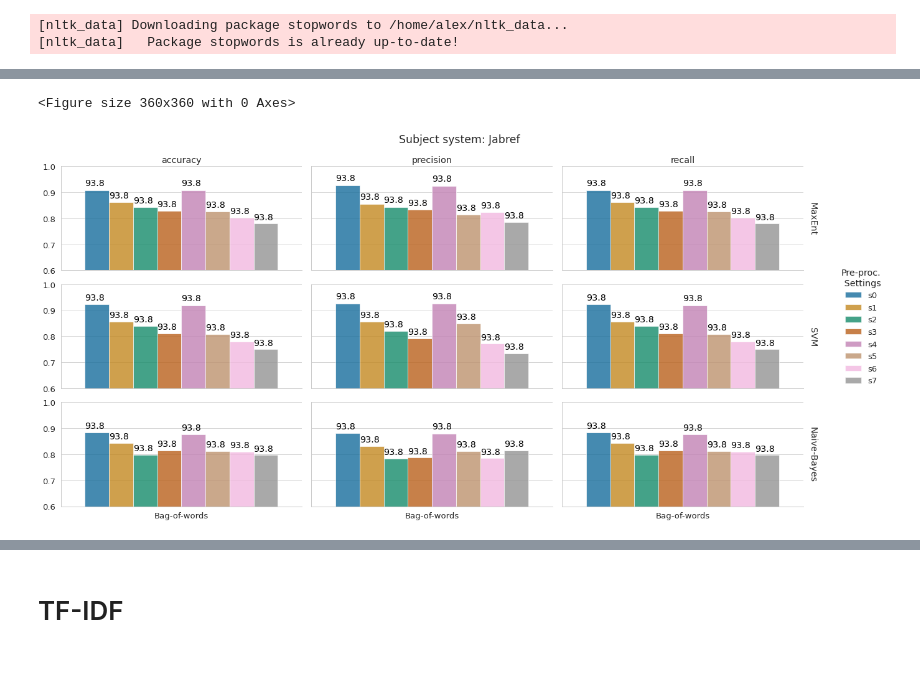
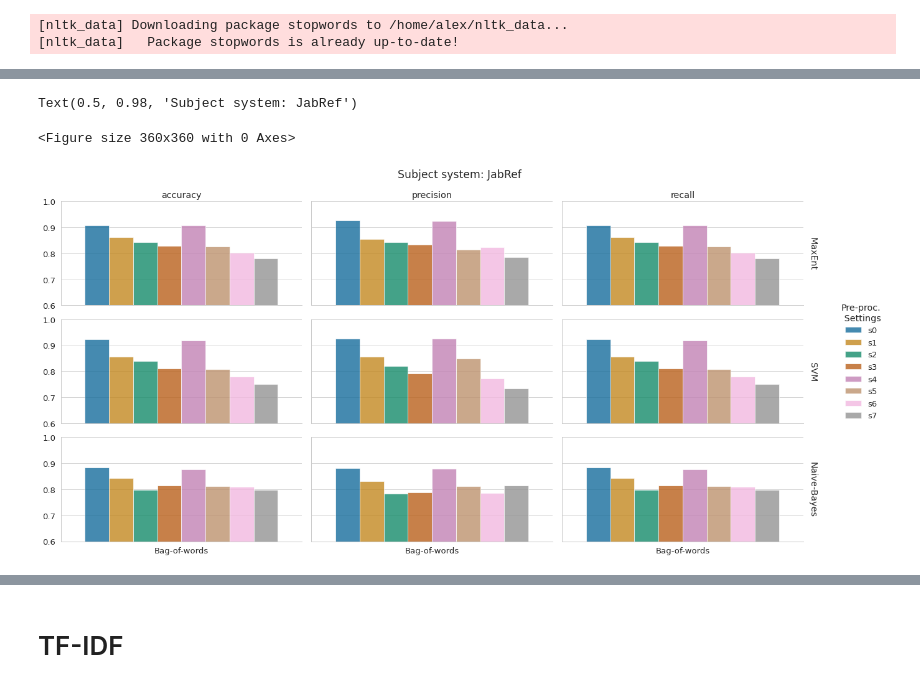
Before and after one commit to alexanderflorean/BSc-JavSoCoClassifier, a Jupyter notebook: jupyter/Untitled.ipynb, the cells around one changed output, grey strips where cells are left out. Cells and saved outputs as stored; diff of their text form; code cells hidden in the pictures.

```diff
--- a/jupyter/Untitled.ipynb
+++ b/jupyter/Untitled.ipynb
@@ -29,7 +29,9 @@ dfs = [] # Order: [jabref, prom , team]
 df_total = None
 for system in systems:
     files.append(config['file locations'][system]['preprocess comparisons'])
-    dfs.append(pd.read_csv("../" + config['file locations'][system]['preprocess comparisons']))
+    tmp_df = pd.read_csv("../" + config['file locations'][system]['preprocess comparisons'])
+    tmp_df['system'] = system
+    dfs.append(tmp_df)
 
 jabref_bow = dfs[0].loc[dfs[0]['Feature rep.'].isin(['Bag-of-words'])]
 jabref_tfidf = dfs[0].loc[dfs[0]['Feature rep.'].isin(['TF-IDF'])]
@@ -86,49 +217,53 @@ df_vis2 = pd.concat([j_recall, j_f1], ignore_index = True)
 # %%
+df_vis1 = pd.concat([j_acc,j_prc, j_recall], ignore_index = True)
+df_vis2 = pd.concat([j_recall, j_f1], ignore_index = True)
+
 sns.set(rc={'figure.figsize':(5,5)})
 sns.set_theme("paper", style="whitegrid", font_scale=1.5)
 sns.despine()
 
 g =  sns.catplot(data=df_vis1,
                 kind="bar",
                 x="Feature rep.",
                 y="value",
                 palette="colorblind",
                 alpha=0.8,
                 hue="setting_id",
                 row="classifier",
                 col="metric",
                 height=3.0,
                 aspect=2,
                 margin_titles=True)
 g.set(ylim=(0.6, 1.00))
 g.set_axis_labels("", "")
 g.set_titles(col_template="{col_name}", row_template="{row_name}")
 g.legend.set_title("Pre-proc.\n Settings")
 g.fig.subplots_adjust(top=0.9) # adjust the Figure in rp
-g.fig.suptitle('Subject system: Jabref')
+g.fig.suptitle('Subject system: JabRef')
 
 #for p in g.fig.ax.patches:
 #    _x = (p.get_x() + p.get_width())/2
 #    _y = p.get_y() + p.get_height()
 #    value = int(p.get_width())
 #    ax.text(_x, _y, value, ha="left")
 
-axes = []
-for x in range(3):
-    for y in range(3):
-        axes.append(g.facet_axis(x,y))
+#axes = []
+#for x in range(3):
+#    for y in range(3):
+#        axes.append(g.facet_axis(x,y))
 
-for ax in axes:
-    for p in ax.patches:
-        ax.text(p.get_x(),
-                p.get_height() * 1.02,
-               '{0:.1f}'.format(93.8),
-                color='black',
-                rotation='horizontal',
-                size='medium')
+#for ax in axes:
+#    for p in ax.patches:
+#        ax.text(p.get_x(),
+#                p.get_height() * 1.02,
+#               '{0:.1f}'.format(93.8),
+#                color='black',
+#                rotation='horizontal',
+#                size='medium')
 # %% [output]
-<Figure size 360x360 with 0 Axes>
+Text(0.5, 0.98, 'Subject system: JabRef')
+<Figure size 360x360 with 0 Axes>
-[figure, old version]
+[figure, new version]
 # %%
 prom_bow = prom_bow.drop(labels={'settings'}, axis=1)
 prom_bow = prom_bow.rename(columns={'weighted_precision' : 'w.precision',
```
Also changed, not shown: parts of 22 cells of this notebook.
